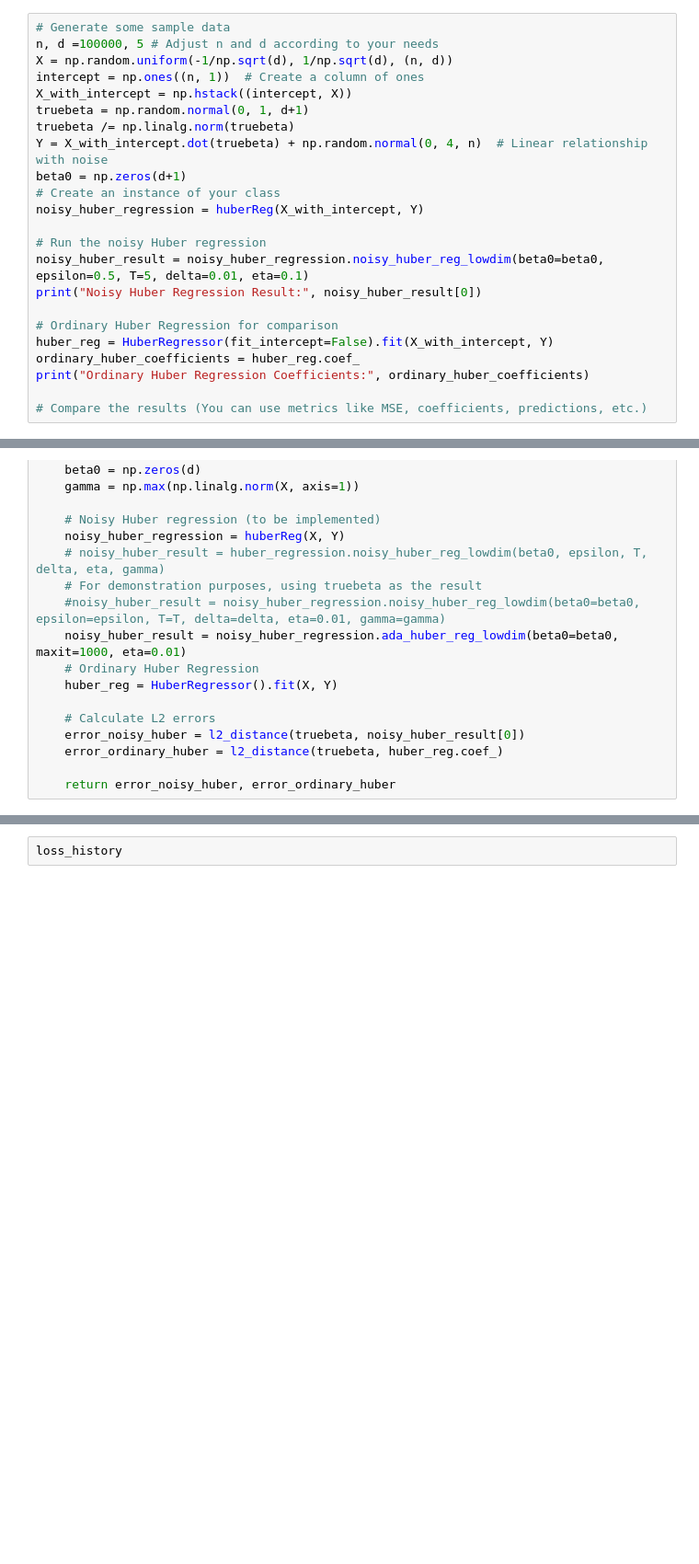
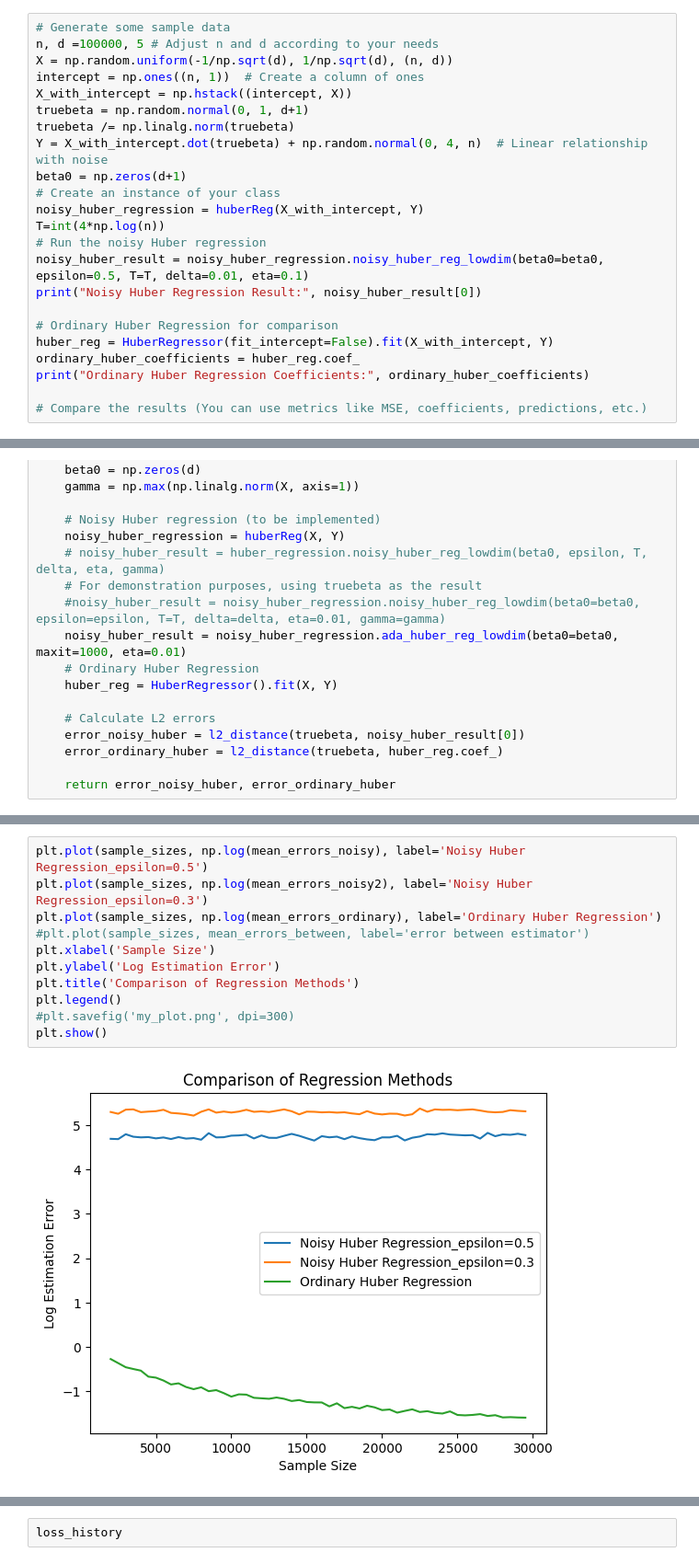
Before and after one commit to hsmoonjohn/DPHuber, a Jupyter notebook: test.ipynb, the cells around one changed output, grey strips where cells are left out. Shown: that part at 92% size. Drawn from its saved outputs; the diff is of its cells as text; blank space fills up the shorter version.

Commit message:
lowdim fixed

```diff
--- a/test.ipynb
+++ b/test.ipynb
@@ -44,9 +51,9 @@ Y = X_with_intercept.dot(truebeta) + np.random.normal(0, 4, n)  # Linear relatio
 beta0 = np.zeros(d+1)
 # Create an instance of your class
 noisy_huber_regression = huberReg(X_with_intercept, Y)
-
+T=int(4*np.log(n))
 # Run the noisy Huber regression
-noisy_huber_result = noisy_huber_regression.noisy_huber_reg_lowdim(beta0=beta0, epsilon=0.5, T=5, delta=0.01, eta=0.1)
+noisy_huber_result = noisy_huber_regression.noisy_huber_reg_lowdim(beta0=beta0, epsilon=0.5, T=T, delta=0.01, eta=0.1)
 print("Noisy Huber Regression Result:", noisy_huber_result[0])
 
 # Ordinary Huber Regression for comparison
@@ -230,2 +255,15 @@ plt.show()
+# %%
+plt.plot(sample_sizes, np.log(mean_errors_noisy), label='Noisy Huber Regression_epsilon=0.5')
+plt.plot(sample_sizes, np.log(mean_errors_noisy2), label='Noisy Huber Regression_epsilon=0.3')
+plt.plot(sample_sizes, np.log(mean_errors_ordinary), label='Ordinary Huber Regression')
+#plt.plot(sample_sizes, mean_errors_between, label='error between estimator')
+plt.xlabel('Sample Size')
+plt.ylabel('Log Estimation Error')
+plt.title('Comparison of Regression Methods')
+plt.legend()
+#plt.savefig('my_plot.png', dpi=300)
+plt.show()
+# %% [output]
+[figure, added]
 # %%
 np.log(5000/5)/np.log((1-2*0.1)**(-1))
```
Also changed, not shown: parts of 10 cells of this notebook, 2 other files.
